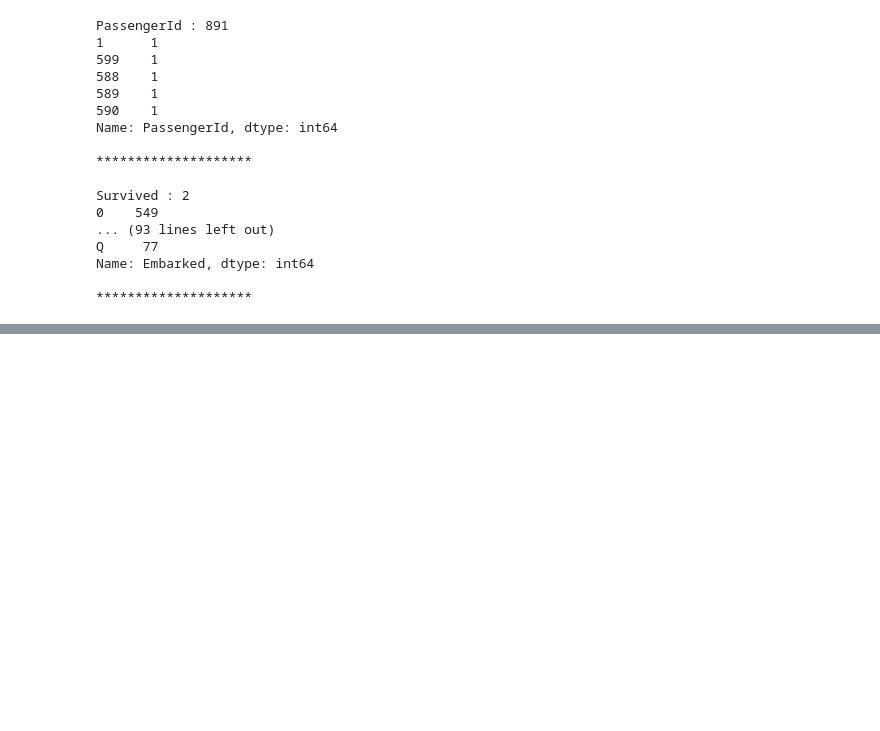
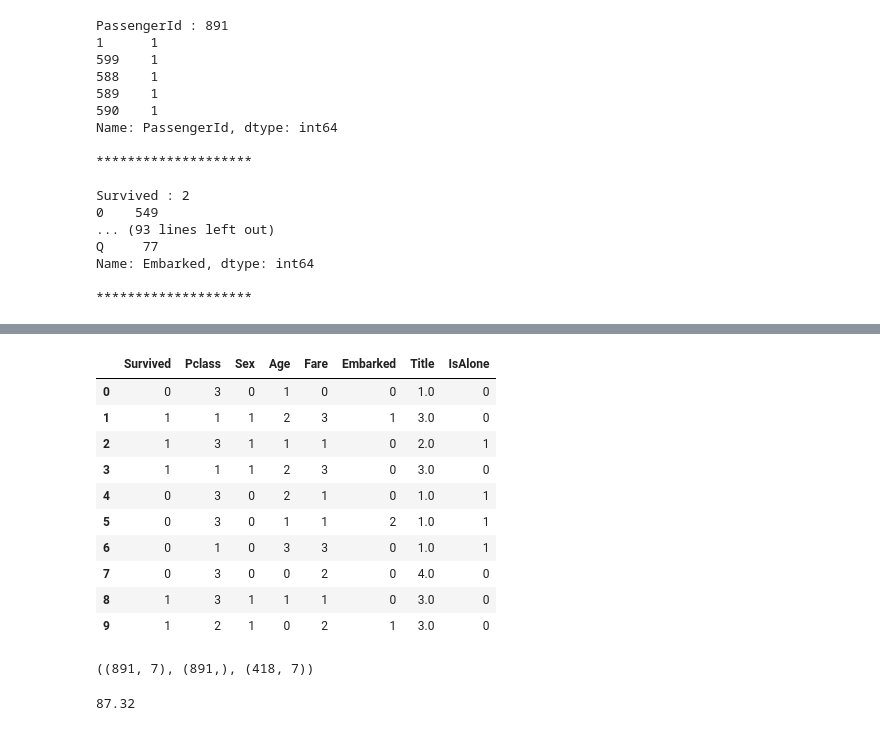
Before and after one commit to mohamedabdalltif/Titanic_survived_prediction, a Jupyter notebook: Titanic_pred.ipynb, the cells around one changed output, grey strips where cells are left out. Cells and saved outputs as stored; diff of their text form; code cells hidden in the pictures; blank space fills up the shorter version.

```diff
--- a/Titanic_pred.ipynb
+++ b/Titanic_pred.ipynb
@@ -366,0 +427,3 @@ sns.scatterplot(x='Age',y='Survived',data=train_df);
+# %%
+train_df['AgeRange'] = pd.cut(train_df['Age'], 5)
+train_df[['AgeRange', 'Survived']].groupby(['AgeRange'], as_index=False).mean().sort_values(by='AgeRange', ascending=True)
@@ -366,0 +437,8 @@ sns.scatterplot(x='Age',y='Survived',data=train_df);
+# %%
+for df in combine:
+    df.loc[ df['Age'] <= 16, 'Age'] = 0
+    df.loc[(df['Age'] > 16) & (df['Age'] <= 32), 'Age'] = 1
+    df.loc[(df['Age'] > 32) & (df['Age'] <= 48), 'Age'] = 2
+    df.loc[(df['Age'] > 48) & (df['Age'] <= 64), 'Age'] = 3
+    df.loc[ df['Age'] > 64, 'Age']
+train_df.head()
@@ -366,0 +452,3 @@ sns.scatterplot(x='Age',y='Survived',data=train_df);
+# %%
+train_df = train_df.drop(['AgeRange'], axis=1)
+combine = [train_df, test_df]
@@ -366,0 +464,3 @@ sns.scatterplot(x='Age',y='Survived',data=train_df);
+# %%
+train_df['FareRange'] = pd.qcut(train_df['Fare'], 4)
+train_df[['FareRange', 'Survived']].groupby(['FareRange'], as_index=False).mean().sort_values(by='FareRange', ascending=True)
@@ -366,0 +473,40 @@ sns.scatterplot(x='Age',y='Survived',data=train_df);
+# %%
+for df in combine:
+    df.loc[ df['Fare'] <= 7.91, 'Fare'] = 0
+    df.loc[(df['Fare'] > 7.91) & (df['Fare'] <= 14.454), 'Fare'] = 1
+    df.loc[(df['Fare'] > 14.454) & (df['Fare'] <= 31), 'Fare']   = 2
+    df.loc[ df['Fare'] > 31, 'Fare'] = 3
+    df['Fare'] = df['Fare'].astype(int)
+
+train_df = train_df.drop(['FareRange'], axis=1)
+combine = [train_df, test_df]
+
+train_df.head(10)
+# %% [output]
+|  | Survived | Pclass | Sex | Age | Fare | Embarked | Title | IsAlone |
+| 0 | 0 | 3 | 0 | 1 | 0 | 0 | 1.0 | 0 |
+| 1 | 1 | 1 | 1 | 2 | 3 | 1 | 3.0 | 0 |
+| 2 | 1 | 3 | 1 | 1 | 1 | 0 | 2.0 | 1 |
+| 3 | 1 | 1 | 1 | 2 | 3 | 0 | 3.0 | 0 |
+| 4 | 0 | 3 | 0 | 2 | 1 | 0 | 1.0 | 1 |
+| 5 | 0 | 3 | 0 | 1 | 1 | 2 | 1.0 | 1 |
+| 6 | 0 | 1 | 0 | 3 | 3 | 0 | 1.0 | 1 |
+| 7 | 0 | 3 | 0 | 0 | 2 | 0 | 4.0 | 0 |
+| 8 | 1 | 3 | 1 | 1 | 1 | 0 | 3.0 | 0 |
+| 9 | 1 | 2 | 1 | 0 | 2 | 1 | 3.0 | 0 |
+# %%
+X_train = train_df.drop("Survived", axis=1)
+Y_train = train_df["Survived"]
+X_test  = test_df.drop("PassengerId", axis=1).copy()
+X_train.shape, Y_train.shape, X_test.shape
+# %% [output]
+((891, 7), (891,), (418, 7))
+# %%
+random_forest = RandomForestClassifier(n_estimators=100)
+random_forest.fit(X_train, Y_train)
+Y_pred = random_forest.predict(X_test)
+random_forest.score(X_train, Y_train)
+acc_random_forest = round(random_forest.score(X_train, Y_train) * 100, 2)
+acc_random_forest
+# %% [output]
+87.32
```
Also changed, not shown: parts of 69 cells of this notebook, 1 other file.
